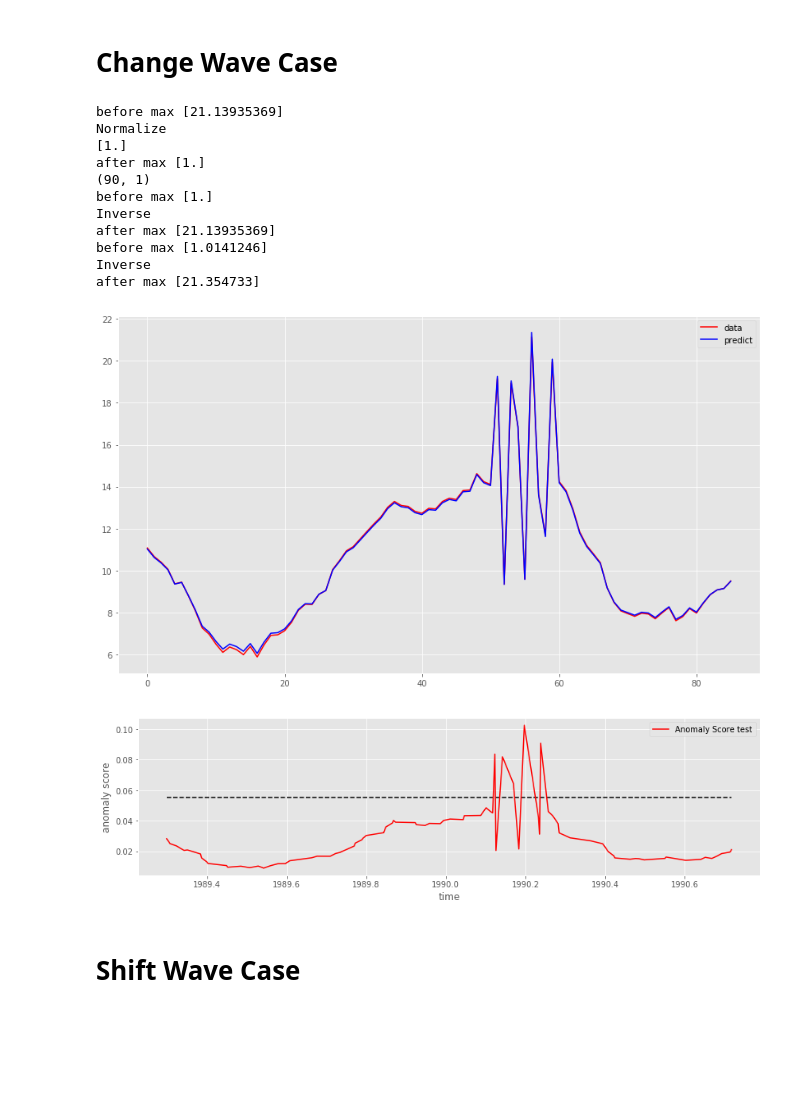
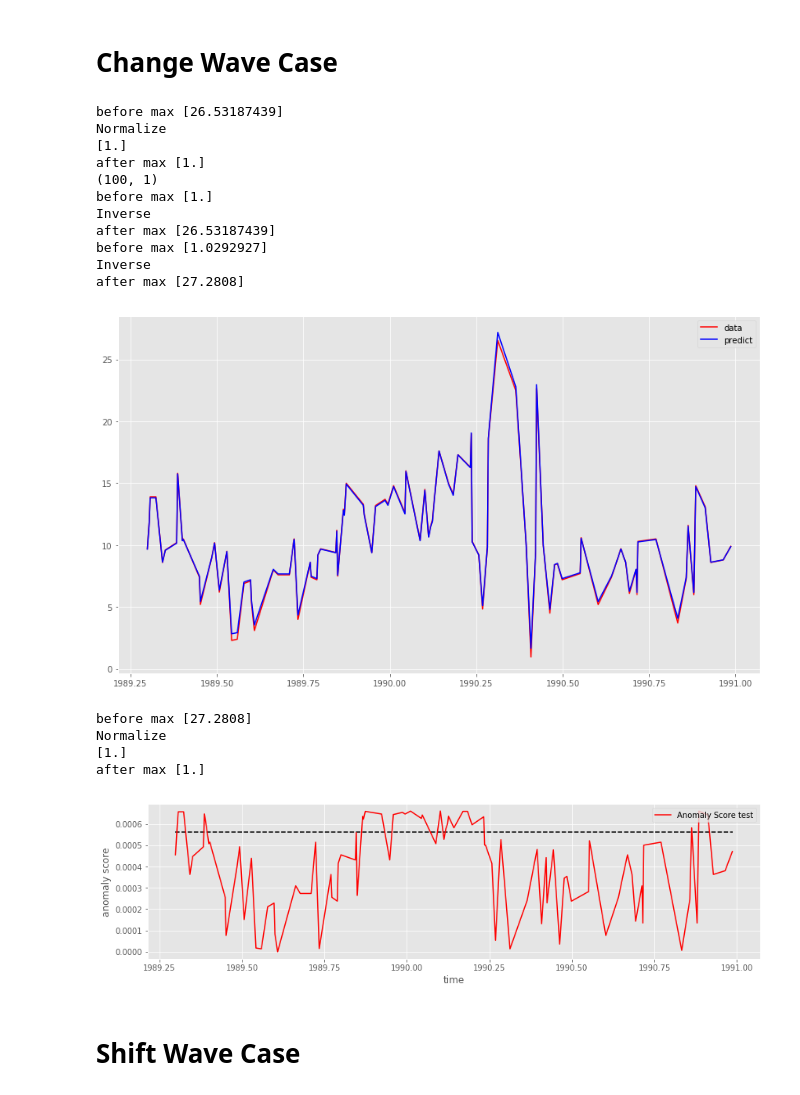
Before and after one commit to SnowMasaya/time_series_anomaly_detect_hands_on, a Jupyter notebook: advanced/time_series_anomaly_detect_keras.ipynb, the cells around one changed output. Saved outputs shown, nothing was run; the diff lists cells and outputs as text; code cells hidden in the pictures; blank space fills up the shorter version.

Commit message:
Deep Learning anomaly detect

```diff
--- a/advanced/time_series_anomaly_detect_keras.ipynb
+++ b/advanced/time_series_anomaly_detect_keras.ipynb
@@ -252,5 +241,5 @@ after max [18.366772]
 # %%
 x_valid, scaler_valid = prepare_data(X_valid, time_steps)
 
-predict_valid = predict_model_show_graph(x_valid, scaler_valid)
+predict_valid, x_scale_valid = predict_model_show_graph(X_valid_day[window + 1:], x_valid, scaler_valid)
 # %% [output]
@@ -297,9 +286,11 @@ show_2data_graph(X_test_day, spike_X, X_test, 'Spike', 'test_smooth')
 # %% [markdown]
 # 波形変化
 # %%
-change_value = np.arange(0, 40, 4)
+change_value = np.arange(0, 200, 20)
 change_X = X_test.copy()
-change_X[50:60] = change_X[50:60] - (0.4 * change_X[50:60] * np.sin(change_value))
+# change_X[60:70] = change_X[60:70] - (0.2 * change_X[60:70] * np.sin(change_value))
+
+change_X[60:70] = change_X[60:70] - (0.7 * np.max(change_X[60:70]) * np.sin(change_value))
 
 show_2data_graph(X_test_day, change_X, X_test, 'Change', 'test_smooth')
 # %% [output]
@@ -329,9 +320,20 @@ def calculate_mse(value, predict_value, variance=1.0):
 
 window = timesteps
 
-mse_value_org = calculate_mse(x, predict_train)
+# mse_value_org = calculate_mse(x_scale_train, predict_train)
+
+def normalize_predict(predict):
+    copy_predict = predict.copy()
+    scaler = MinMaxScaler(feature_range=(0, 1), copy=False)
+    copy_predict, scaler = transform_data(original_data=copy_predict, inverse_option=False, scaler=scaler)
+    return copy_predict
+
+copy_predict_train = normalize_predict(predict_train)
+
+mse_value_org = calculate_mse(x, copy_predict_train)
 mse_value_variance = np.var(mse_value_org)
+mse_value_variance = 1.0
 
-mse_value = calculate_mse(x, predict_train, mse_value_variance)
+mse_value = calculate_mse(x, copy_predict_train, mse_value_variance)
 show_graph(X_train_day[window + 1:], mse_value, 'Anomaly Score train', color="r")
 # %% [output]
@@ -341,12 +347,18 @@ show_graph(X_train_day[window + 1:], mse_value, 'Anomaly Score train', color="r"
 
 実運用では異常データは存在しないと過程して検証データのみで閾値を設定
 # %%
-mse_value_valid = calculate_mse(x_valid, predict_valid, mse_value_variance)
+normalize_predict_valid = normalize_predict(predict_valid)
+
+mse_value_valid = calculate_mse(x_valid, normalize_predict_valid, mse_value_variance)
 
 show_graph(X_valid_day[window + 1:], mse_value_valid, 'Anomaly Score valid', color="r")
 
 threshold = np.max(mse_value_valid)
 print("threshold value {}".format(threshold))
-threshold_variance = np.var(mse_value_valid)
-threshold_mean = np.mean(mse_value_valid)
+total_mse = np.append(mse_value, mse_value_valid)
+threshold_variance = np.std(total_mse)
+threshold_mean = np.mean(total_mse)
+#
+# threshold = 2 * threshold_variance + threshold_mean
+# print("threshold value {}".format(threshold))
 # %% [output]
@@ -425,26 +454,32 @@ after max [29.93358]
 # %%
 anomaly_change = change_X.copy()
 anomaly_change, scaler_test_change = prepare_data(anomaly_change, time_steps)
 
-predict_test = predict_model_show_graph(anomaly_change, scaler_test_change)
+predict_test, anomaly_change_scale = predict_model_show_graph(X_test_day[window + 1:], anomaly_change, scaler_test_change)
 
-mse_value_test_change = calculate_mse(anomaly_change, predict_test, mse_value_variance)
+normalize_predict_test = normalize_predict(predict_test)
+
+mse_value_test_change = calculate_mse(anomaly_change, normalize_predict_test, mse_value_variance)
 
 show_graph_threshold(X_test_day[window + 1:], mse_value_test_change, threshold, 'Anomaly Score test Change', "r")
 # %% [output]
-before max [21.13935369]
+before max [26.53187439]
 Normalize
 [1.]
 after max [1.]
-(90, 1)
+(100, 1)
 before max [1.]
 Inverse
-after max [21.13935369]
-before max [1.0141246]
+after max [26.53187439]
+before max [1.0292927]
 Inverse
-after max [21.354733]
+after max [27.2808]
-[figure, old version]
+[figure, new version]
+before max [27.2808]
+Normalize
+[1.]
+after max [1.]
-[figure, old version]
+[figure, new version]
 # %% [markdown]
 # Shift Wave Case
 # %%
```
Also changed, not shown: parts of 21 cells of this notebook.
